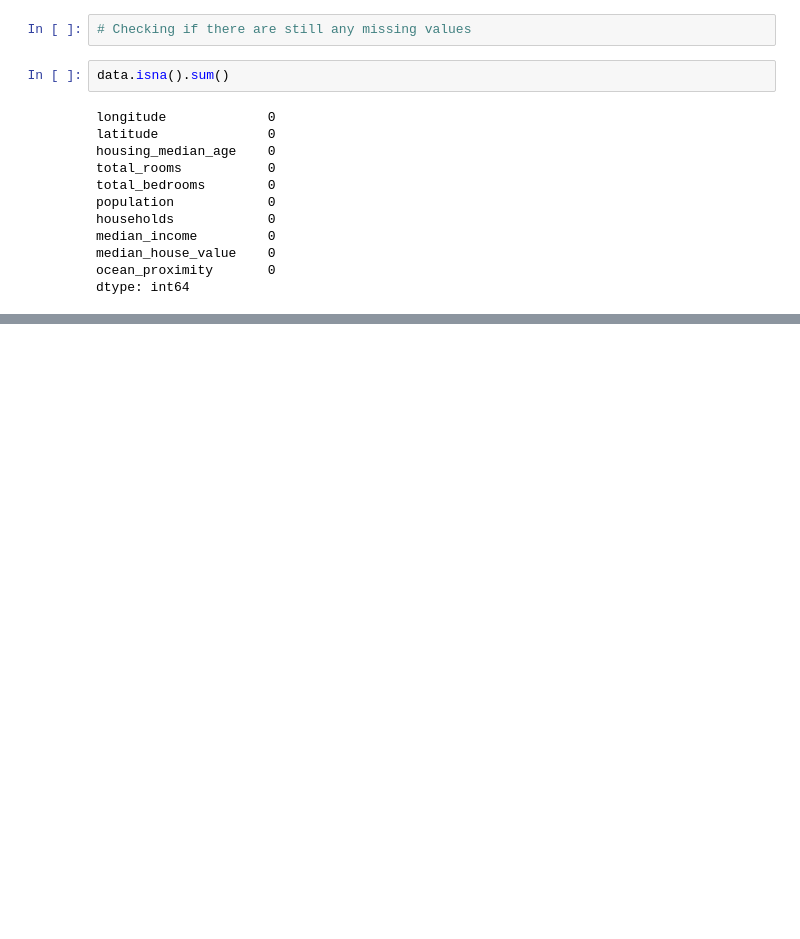
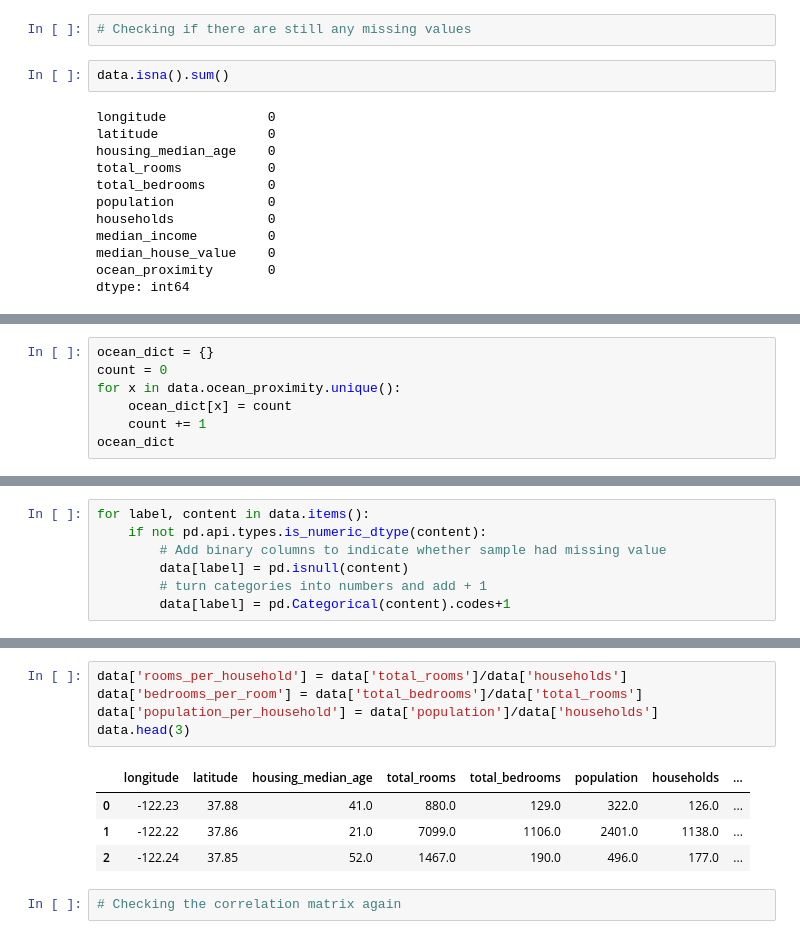
Before and after one commit to code-JOA/Housing-Project-Regression, a Jupyter notebook: notebook.ipynb, the cells around one changed output, grey strips where cells are left out. Saved outputs shown, nothing was run; the diff lists cells and outputs as text; blank space fills up the shorter version.

```diff
--- a/notebook.ipynb
+++ b/notebook.ipynb
@@ -286,0 +296,7 @@ dtype: int64
+# %%
+ocean_dict = {}
+count = 0
+for x in data.ocean_proximity.unique():
+    ocean_dict[x] = count
+    count += 1
+ocean_dict
@@ -286,0 +324,7 @@ dtype: int64
+# %%
+for label, content in data.items():
+    if not pd.api.types.is_numeric_dtype(content):
+        # Add binary columns to indicate whether sample had missing value
+        data[label] = pd.isnull(content)
+        # turn categories into numbers and add + 1
+        data[label] = pd.Categorical(content).codes+1
@@ -286,0 +406,12 @@ dtype: int64
+# %%
+data['rooms_per_household'] = data['total_rooms']/data['households']
+data['bedrooms_per_room'] = data['total_bedrooms']/data['total_rooms']
+data['population_per_household'] = data['population']/data['households']
+data.head(3)
+# %% [output]
+|  | longitude | latitude | housing_median_age | total_rooms | total_bedrooms | population | households | ... |
+| 0 | -122.23 | 37.88 | 41.0 | 880.0 | 129.0 | 322.0 | 126.0 | ... |
+| 1 | -122.22 | 37.86 | 21.0 | 7099.0 | 1106.0 | 2401.0 | 1138.0 | ... |
+| 2 | -122.24 | 37.85 | 52.0 | 1467.0 | 190.0 | 496.0 | 177.0 | ... |
+# %%
+# Checking the correlation matrix again
```
Also changed, not shown: parts of 19 cells of this notebook, 4 other files.
